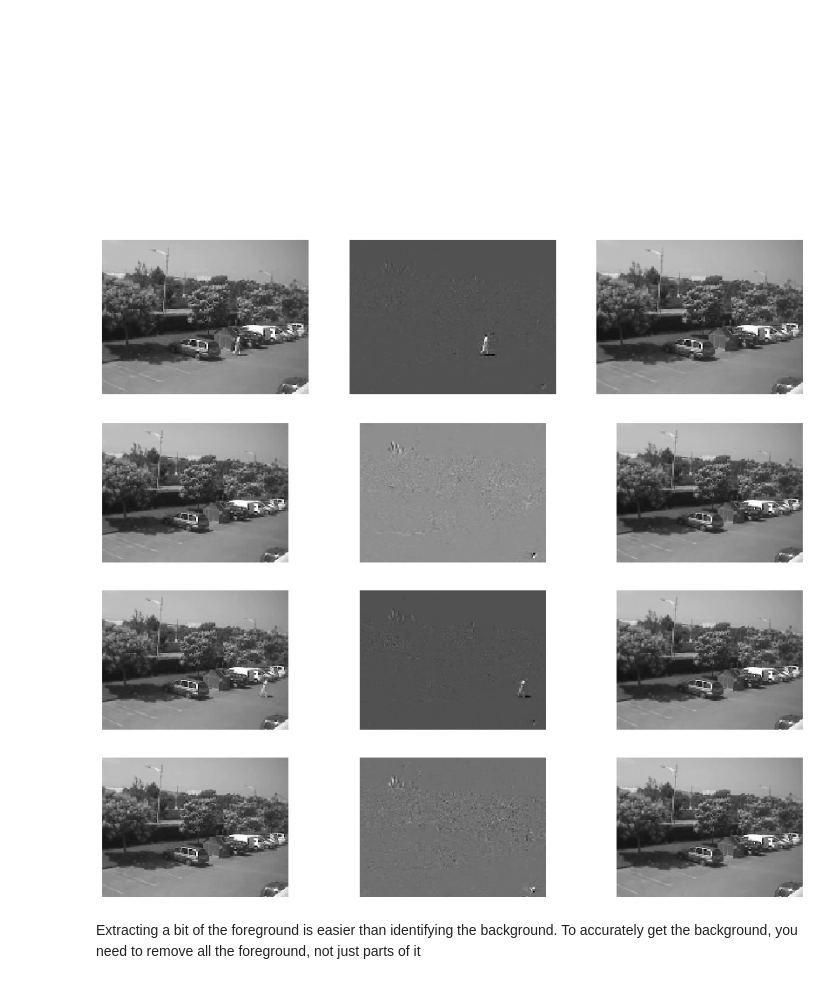
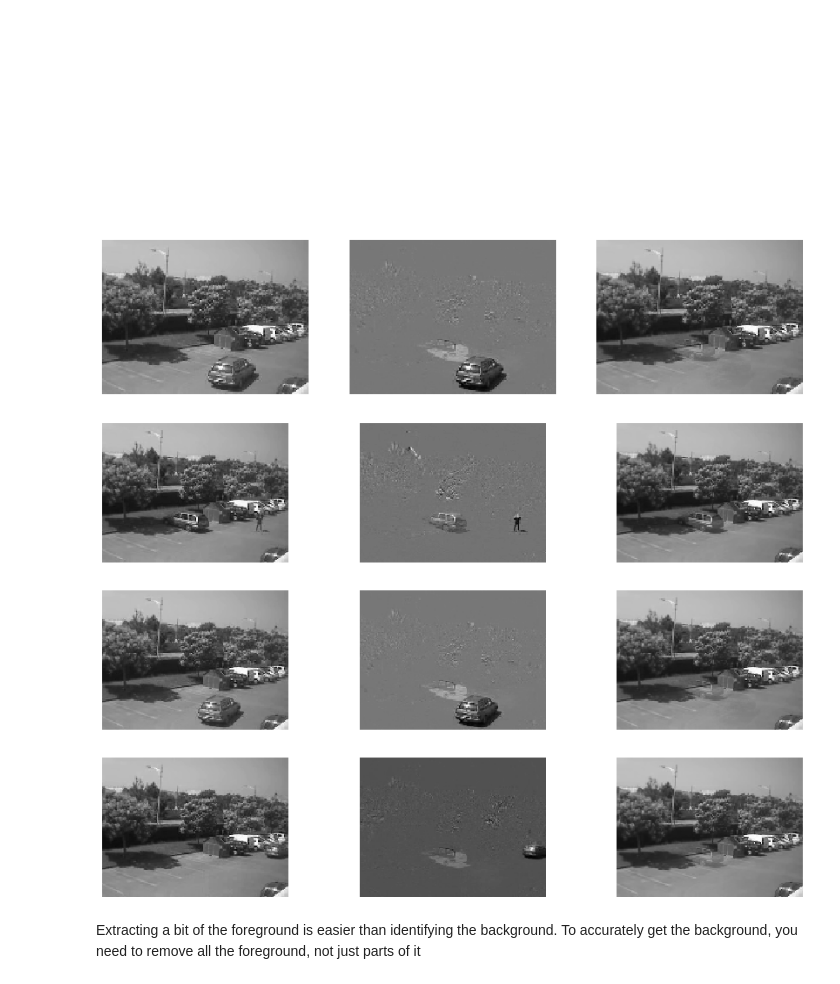
Before and after one commit to Unthrottled/numerical-linear-algebra, a Jupyter notebook: nbs/3. Background Removal with Robust PCA.ipynb, the cells around one changed output. Cells and saved outputs as stored; diff of their text form; code cells hidden in the pictures.

```diff
--- a/nbs/3. Background Removal with Robust PCA.ipynb
+++ b/nbs/3. Background Removal with Robust PCA.ipynb
@@ -384,16 +384,16 @@ plots(examples, dims, rows=5)
 ValueError: cannot reshape array of size 1400 into shape (120,160)
 [figure]
 # %%
-f = plt_images(M, S, L, [250], dims)
+f = plt_images(M, S, L, [485], dims)
 # %% [output]
-[figure, old version]
+[figure, new version]
 # %%
 np.save("high_res_L.npy", L)
 np.save("high_res_S.npy", S)
 # %%
-f = plt_images(M, S, L, [0, 222, 1200], dims)
+f = plt_images(M, S, L, [275, 485, 505], dims)
 # %% [output]
-[figure, old version]
+[figure, new version]
 # %% [markdown]
 Extracting a bit of the foreground is easier than identifying the background.  To accurately get the background, you need to remove all the foreground, not just parts of it
 # %% [markdown]
```
Also changed, not shown: parts of 1 cell of this notebook.
